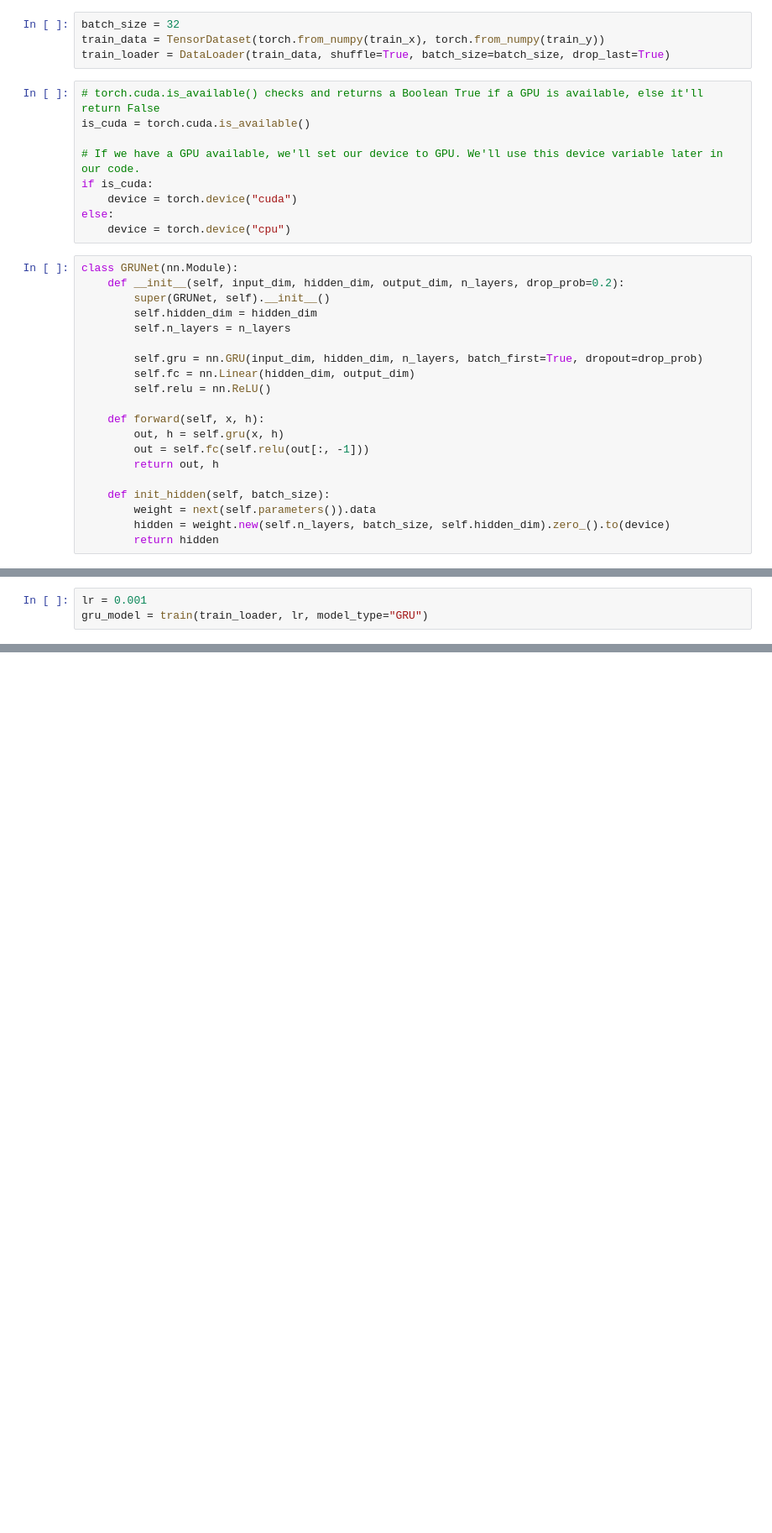
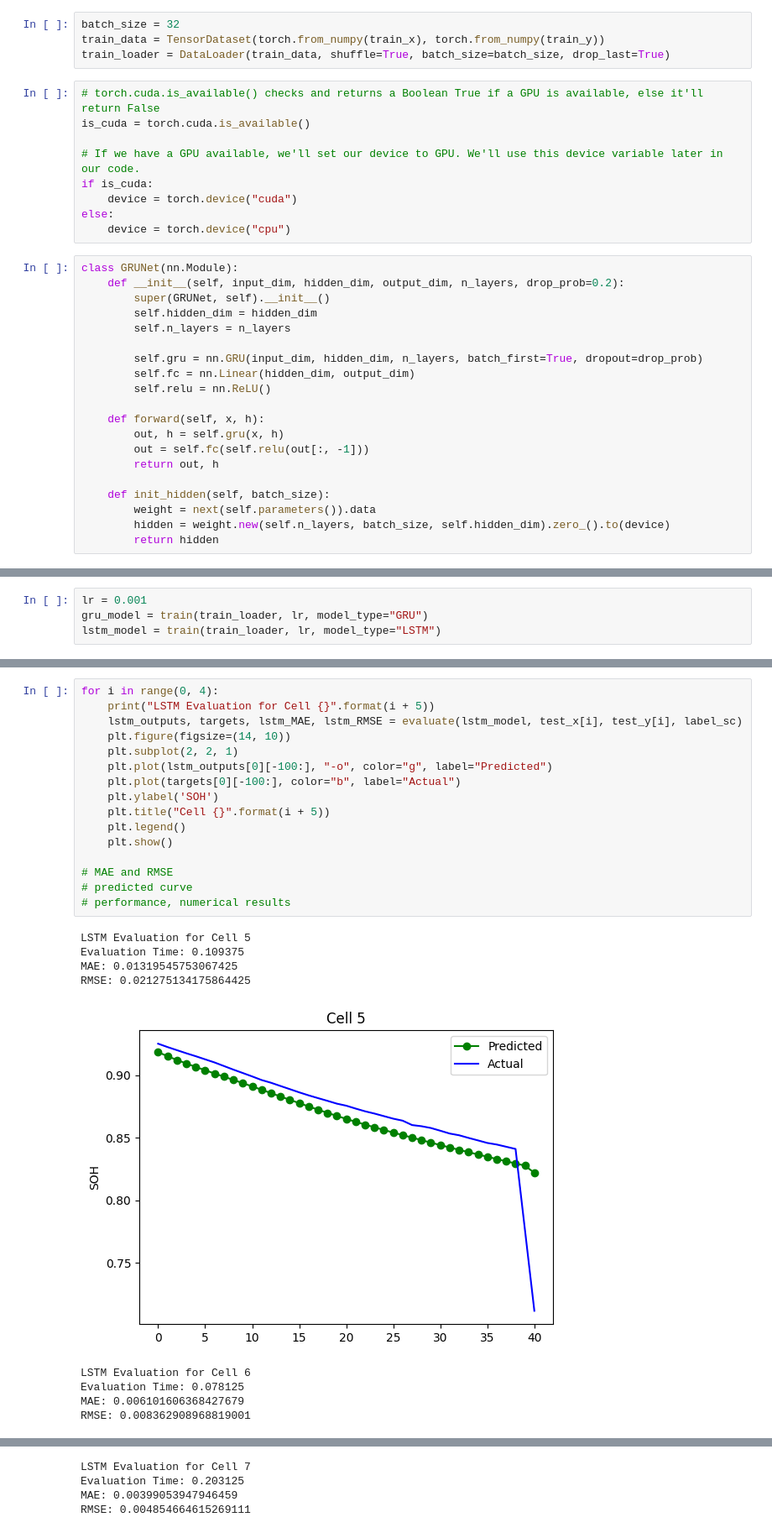
Before and after one commit to sileneer/NRP_2022_EEE12, a Jupyter notebook: main_torch.ipynb, the cells around one changed output, grey strips where cells are left out. Shown at 84% size. Cells and saved outputs as stored; diff of their text form; blank space fills up the shorter version.

```diff
--- a/main_torch.ipynb
+++ b/main_torch.ipynb
@@ -240,5 +263,6 @@ def evaluate(model, test_x, test_y, label_scalers):
 # %%
 lr = 0.001
 gru_model = train(train_loader, lr, model_type="GRU")
+lstm_model = train(train_loader, lr, model_type="LSTM")
 # %% [output]
 Starting Training of GRU model
@@ -291,0 +322,26 @@ plt.legend()
+# %%
+for i in range(0, 4):
+    print("LSTM Evaluation for Cell {}".format(i + 5))
+    lstm_outputs, targets, lstm_MAE, lstm_RMSE = evaluate(lstm_model, test_x[i], test_y[i], label_sc)
+    plt.figure(figsize=(14, 10))
+    plt.subplot(2, 2, 1)
+    plt.plot(lstm_outputs[0][-100:], "-o", color="g", label="Predicted")
+    plt.plot(targets[0][-100:], color="b", label="Actual")
+    plt.ylabel('SOH')
+    plt.title("Cell {}".format(i + 5))
+    plt.legend()
+    plt.show()
+
+# MAE and RMSE
+# predicted curve
+# performance, numerical results
+# %% [output]
+LSTM Evaluation for Cell 5
+Evaluation Time: 0.109375
+MAE: 0.01319545753067425
+RMSE: 0.021275134175864425
+[figure, added]
+LSTM Evaluation for Cell 6
+Evaluation Time: 0.078125
+MAE: 0.006101606368427679
+RMSE: 0.008362908968819001
@@ -291,0 +349,4 @@ plt.legend()
+LSTM Evaluation for Cell 7
+Evaluation Time: 0.203125
+MAE: 0.00399053947946459
+RMSE: 0.004854664615269111
```
Also changed, not shown: parts of 13 cells of this notebook, 1 other file.
